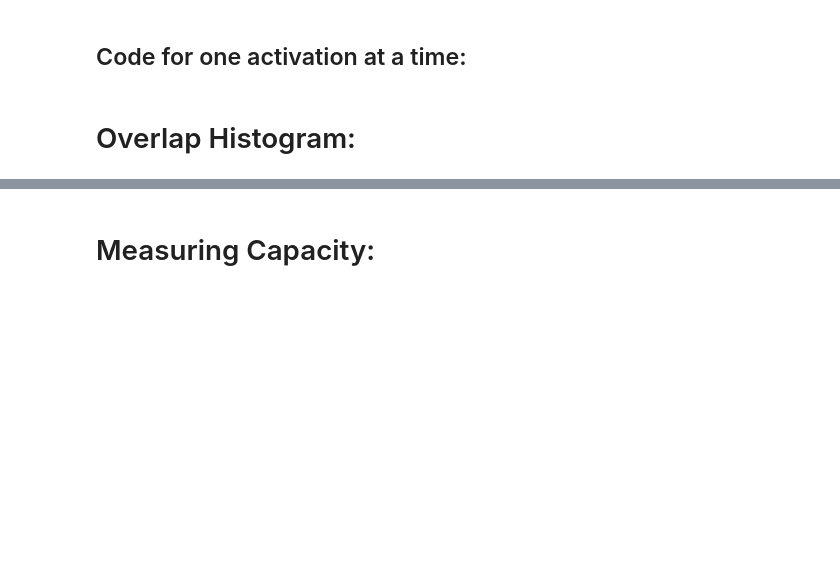
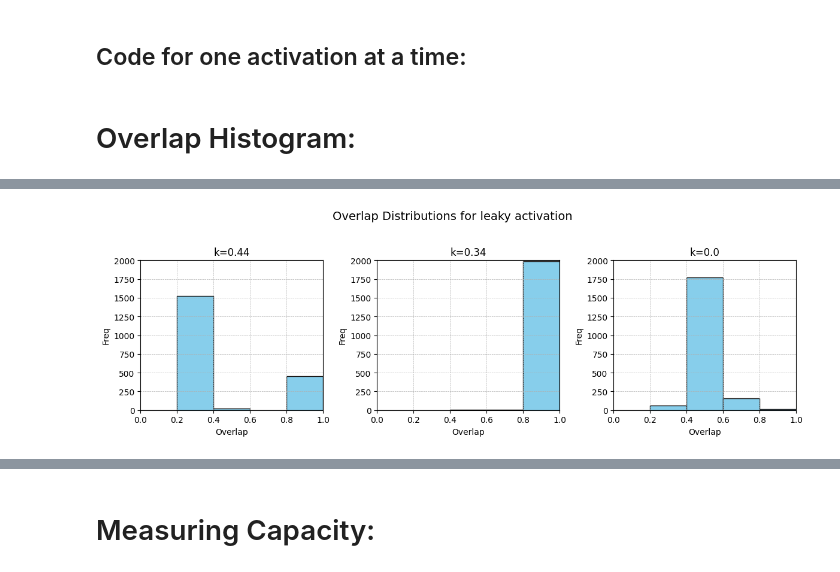
Before and after one commit to kavinfidel/Recovery_Capacity_Hopfield_Networks, a Jupyter notebook: hopfield_capacity.ipynb, the cells around one changed output, grey strips where cells are left out. Saved outputs shown, nothing was run; the diff lists cells and outputs as text; code cells hidden in the pictures; blank space fills up the shorter version.

```diff
--- a/hopfield_capacity.ipynb
+++ b/hopfield_capacity.ipynb
@@ -393,3 +393,7 @@ for n_value in pattern_counts:
     plt.show()
 # %% [markdown]
 # Overlap Histogram:
+# %%
+import pickle
+with open("/Users/kavinfidel/Documents/Fidel/IMSC/Project/Recovery_Capacity_Hopfield_Networks/all_overlaps_leaky_2000.pkl", "rb") as f:
+    all_overlaps_by_setting = pickle.load(f)
@@ -396,26 +424,31 @@ for n_value in pattern_counts:
 # %%
 
+
 act = 'leaky'
-ks_to_plot = [0.0, 0.1, 0.2, 0.3, 0.4]  # thresholds to visualize
-n_value = 20  # pattern count
+ks_to_plot = [0.44, 0.34, 0.0]  # thresholds to visualize
+n_value = 2000  # pattern count
 n_cols = len(ks_to_plot)
-
+size = 100
+n_trials = 2000
 plt.figure(figsize=(4 * n_cols, 4))  # wide enough for multiple subplots
 
 for i, k_to_plot in enumerate(ks_to_plot):
     # find closest k in k_values
-    closest_k = min(k_values, key=lambda x: abs(x - k_to_plot))
-    overlaps = np.array(all_overlaps_by_setting[(n_value, act, closest_k)]) / size  # normalize
+    #closest_k = min(k_values, key=lambda x: abs(x - k_to_plot))
+    overlaps = np.array(all_overlaps_by_setting[(n_value, act, k_to_plot)]) / size  # normalize
 
     plt.subplot(1, n_cols, i + 1)
     plt.hist(overlaps, bins=10, range=(-1, 1), color='skyblue', edgecolor='k')
-    plt.title(f'k={round(closest_k,2)}')
+    plt.title(f'k={k_to_plot}')
     plt.xlabel('Overlap')
     plt.ylabel('Freq')
     plt.ylim(0, n_trials)
+    plt.xlim(0,1)
     plt.grid(True, linestyle='--', linewidth=0.5)
 
 plt.suptitle(f'Overlap Distributions for {act} activation', fontsize=14)
 plt.tight_layout(rect=[0, 0, 1, 0.95])
-plt.savefig(f"{n_value}_Patterns_{act}_hist")
+plt.savefig(f"{n_value}_Patterns_{act}_{n_trials}hist")
 plt.show()
+# %% [output]
+[figure, added]
```
Also changed, not shown: parts of 5 cells of this notebook, 31 other files.
